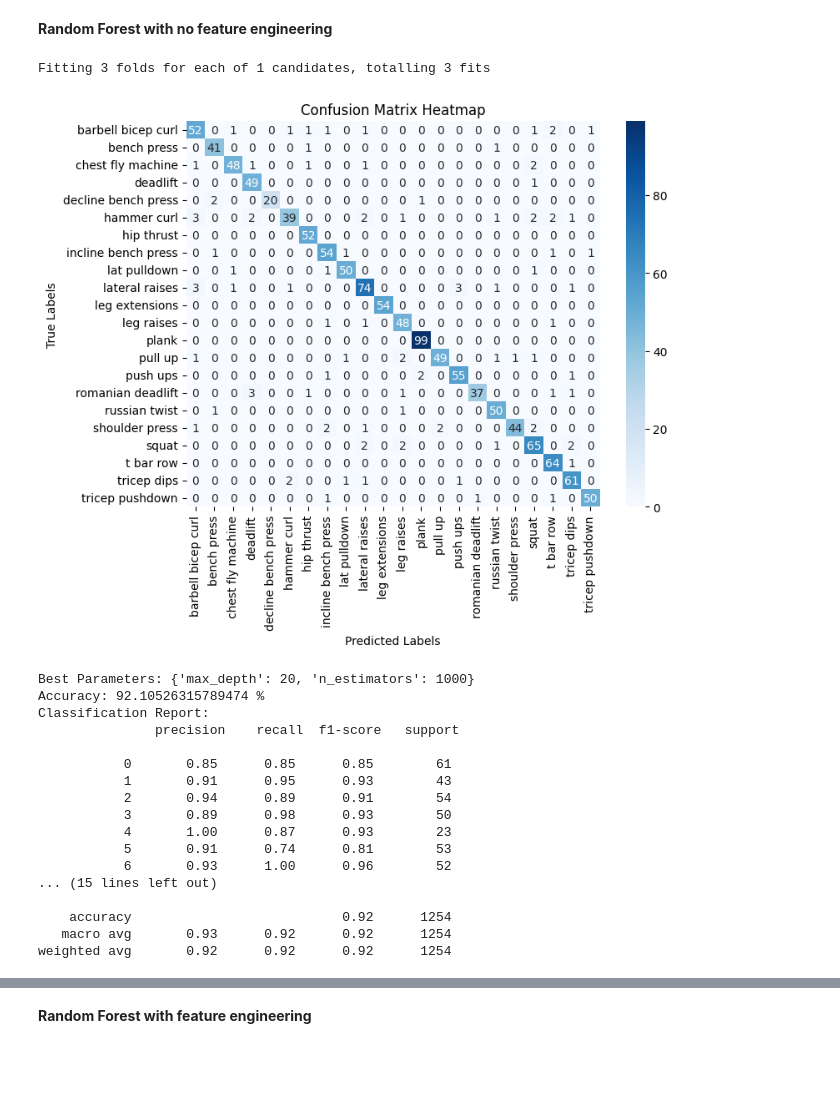
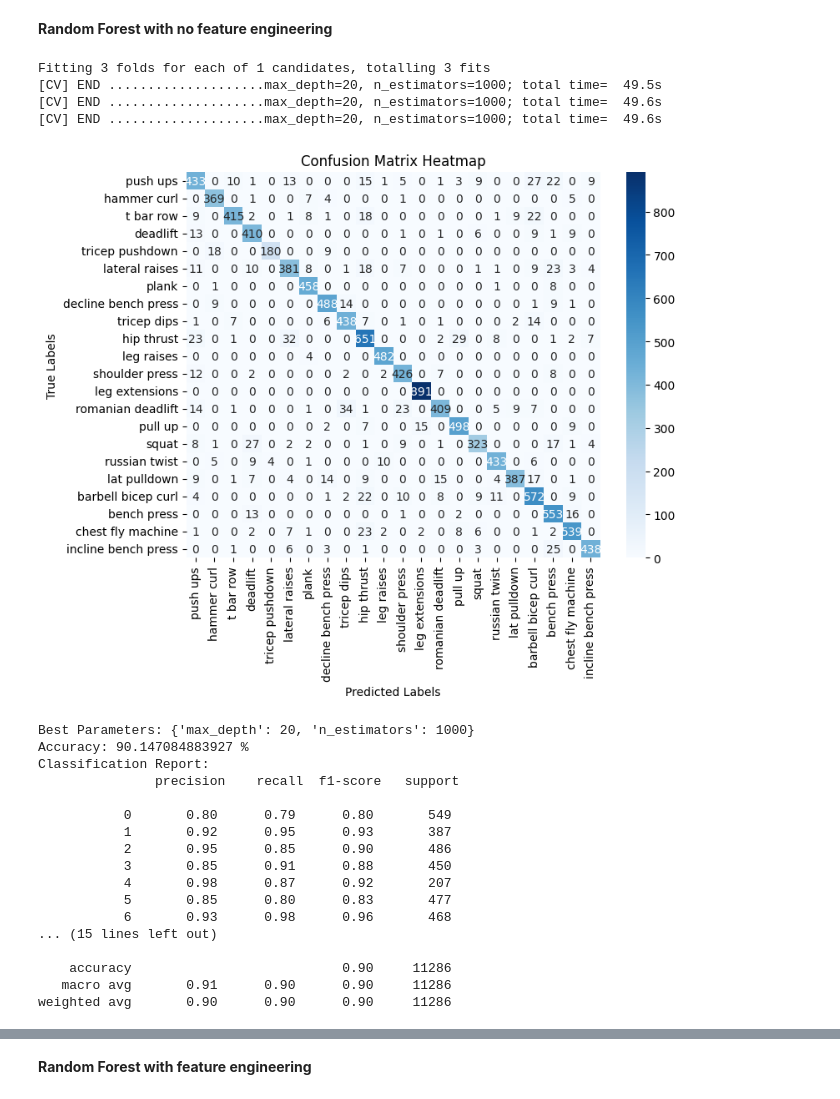
Before and after one commit to yasinetawfeek/GymBro, a Jupyter notebook: AI/app/workout_classifer.ipynb, the cells around one changed output, grey strips where cells are left out. Drawn from its saved outputs; the diff is of its cells as text; code cells hidden in the pictures; blank space fills up the shorter version.

```diff
--- a/AI/app/workout_classifer.ipynb
+++ b/AI/app/workout_classifer.ipynb
@@ -38,7 +39,8 @@ from imblearn.over_sampling import SMOTE
 # %%
 mediapipe_model = MediaPipeHandler()
 
-training_dataset=mediapipe_model.read_csv_to_pd("/Users/yasinetawfeek/Developer/DesD_AI_pathway/AI/data/train_new.csv")
+training_dataset=mediapipe_model.read_csv_to_pd("/Users/yasinetawfeek/Developer/DesD_AI_pathway/AI/data/train_new.csv")[:40000]
 testing_dataset=mediapipe_model.read_csv_to_pd("/Users/yasinetawfeek/Developer/DesD_AI_pathway/AI/data/test_new.csv")
+validation_dataset=mediapipe_model.read_csv_to_pd("/Users/yasinetawfeek/Developer/DesD_AI_pathway/AI/data/validation_new.csv")
 # %% [output]
 current OS working directory is /Users/yasinetawfeek/Developer/DesD_AI_pathway/AI/app
@@ -143,10 +142,8 @@ def Return_X_y(dataframe,columns_to_delete):
 # %%
 features_to_split=['left_shoulder',
        'right_shoulder', 'left_elbow', 'right_elbow', 'left_wrist',
-       'right_wrist', 'left_pinky', 'right_pinky', 'left_index', 'right_index',
-       'left_thumb', 'right_thumb', 'left_hip', 'right_hip', 'left_knee',
-       'right_knee', 'left_ankle', 'right_ankle', 'left_heel', 'right_heel',
-       'left_foot_index', 'right_foot_index']
+       'right_wrist', 'left_hip', 'right_hip', 'left_knee',
+       'right_knee', 'left_ankle', 'right_ankle']
 
 training_dataset_preprocessed=Preprocess_data(training_dataset,features_to_split)
 X_train, y_train = Return_X_y(training_dataset_preprocessed,['label','muscle group','WorkoutLabel','image','Unnamed: 0'])
@@ -154,6 +151,9 @@ X_train, y_train = Return_X_y(training_dataset_preprocessed,['label','muscle gro
 
 testing_dataset_preprocessed=Preprocess_data(testing_dataset,features_to_split)
 X_test, y_test = Return_X_y(testing_dataset_preprocessed,['label','muscle group','image','Unnamed: 0'])
+
+validation_dataset_preprocessed=Preprocess_data(validation_dataset,features_to_split)
+X_validation, y_validation = Return_X_y(validation_dataset_preprocessed,['label','muscle group','image','Unnamed: 0'])
 # %%
 print("X_train Shape",X_train.shape)
 
@@ -316,6 +308,7 @@ def train_model(model,param_grid,X_train,y_train,X_test,y_test):
     print("Best Parameters:", grid_search.best_params_)
     print("Accuracy:", (accuracy*100),"%")
     print("Classification Report:\n", report)
+    return grid_search
 # %% [markdown]
 **Random Forest**
 # %%
@@ -330,24 +323,27 @@ param_grid = {
 **Random Forest with no feature engineering**
 # %%
 random_tree_model = RandomForestClassifier(random_state=42)
-train_model(random_tree_model,param_grid,X_train,y_train,X_test,y_test)
+rfc_model = train_model(random_tree_model,param_grid,X_train,y_train,X_test,y_test)
 # %% [output]
 Fitting 3 folds for each of 1 candidates, totalling 3 fits
+[CV] END ....................max_depth=20, n_estimators=1000; total time=  49.5s
+[CV] END ....................max_depth=20, n_estimators=1000; total time=  49.6s
+[CV] END ....................max_depth=20, n_estimators=1000; total time=  49.6s
-[figure, old version]
+[figure, new version]
 Best Parameters: {'max_depth': 20, 'n_estimators': 1000}
-Accuracy: 92.10526315789474 %
+Accuracy: 90.147084883927 %
 Classification Report:
                precision    recall  f1-score   support
 
-           0       0.85      0.85      0.85        61
-           1       0.91      0.95      0.93        43
-           2       0.94      0.89      0.91        54
-           3       0.89      0.98      0.93        50
-           4       1.00      0.87      0.93        23
-           5       0.91      0.74      0.81        53
-           6       0.93      1.00      0.96        52
+           0       0.80      0.79      0.80       549
+           1       0.92      0.95      0.93       387
+           2       0.95      0.85      0.90       486
+           3       0.85      0.91      0.88       450
+           4       0.98      0.87      0.92       207
+           5       0.85      0.80      0.83       477
+           6       0.93      0.98      0.96       468
 ... (15 lines left out)
 
-    accuracy                           0.92      1254
-   macro avg       0.93      0.92      0.92      1254
-weighted avg       0.92      0.92      0.92      1254
+    accuracy                           0.90     11286
+   macro avg       0.91      0.90      0.90     11286
+weighted avg       0.90      0.90      0.90     11286
```
Also changed, not shown: parts of 18 cells of this notebook, 9 other files.
